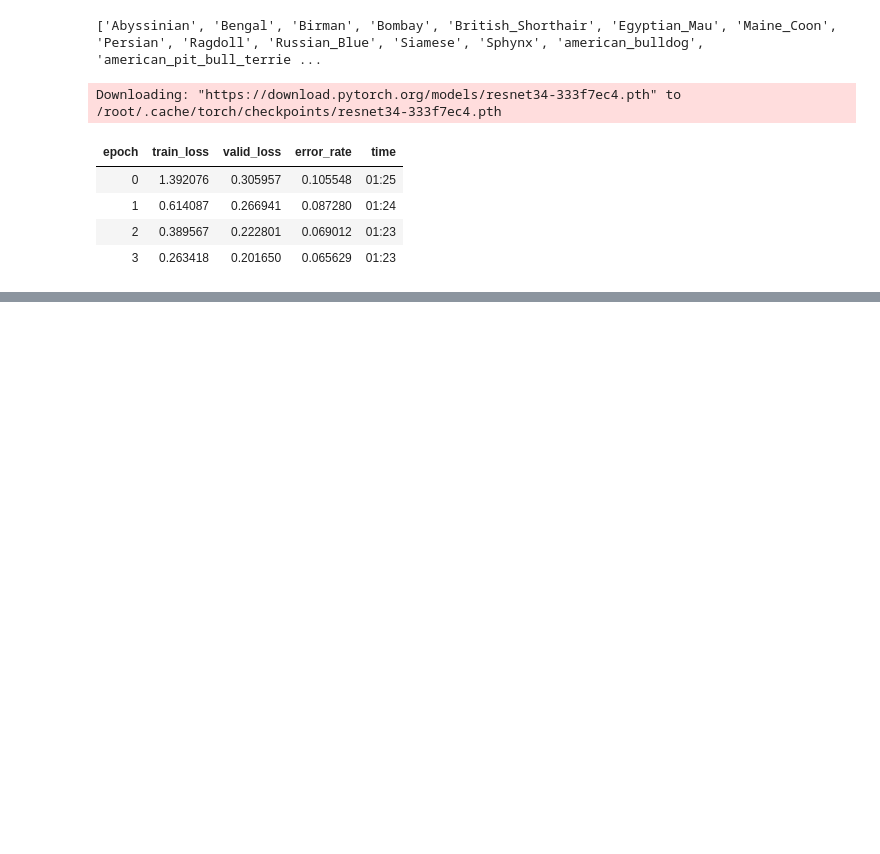
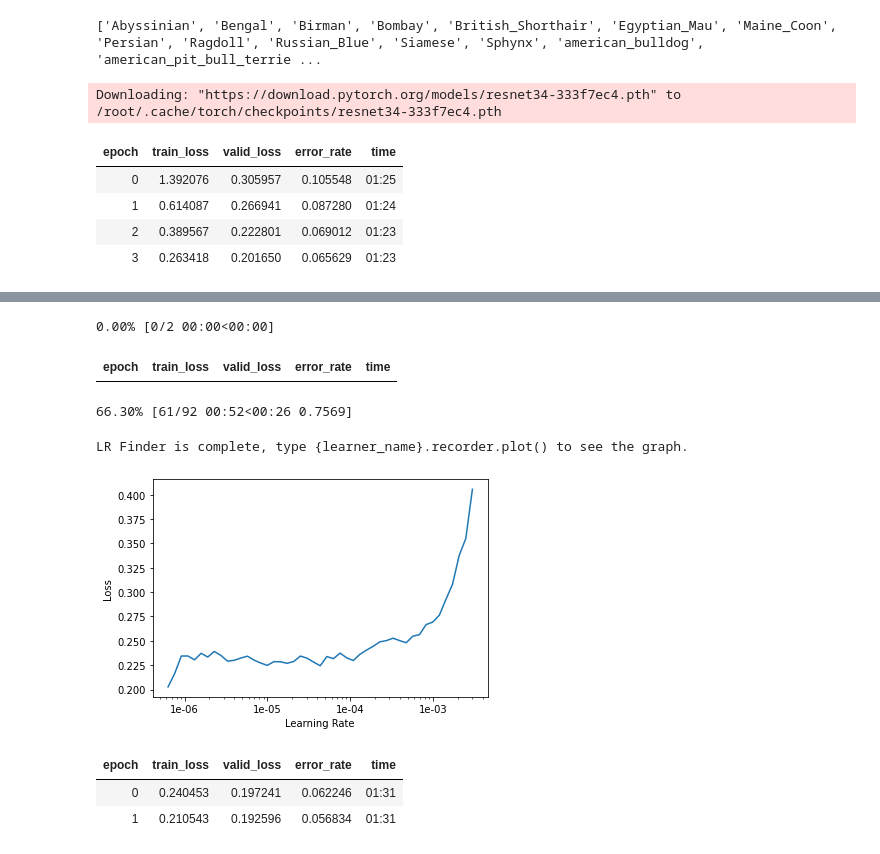
Before and after one commit to s-mostafa-a/pytorch_learning, a Jupyter notebook: fast_ai/lesson_one.ipynb, the cells around one changed output, grey strips where cells are left out. Cells and saved outputs as stored; diff of their text form; code cells hidden in the pictures; blank space fills up the shorter version.

```diff
--- a/fast_ai/lesson_one.ipynb
+++ b/fast_ai/lesson_one.ipynb
@@ -68,0 +81,2 @@ NameError: ignored
+# %%
+my_learner.load('after_4_epochs')
@@ -68,0 +101,17 @@ NameError: ignored
+# %%
+#note: finding best learning rate for our model!
+my_learner.lr_find()
+my_learner.recorder.plot()
+# %% [output]
+0.00% [0/2 00:00<00:00]
+| epoch | train_loss | valid_loss | error_rate | time |
+66.30% [61/92 00:52<00:26 0.7569]
+LR Finder is complete, type {learner_name}.recorder.plot() to see the graph.
+[figure, added]
+# %%
+my_learner.unfreeze()
+my_learner.fit_one_cycle(2, max_lr=slice(1e-6,1e-4))
+# %% [output]
+| epoch | train_loss | valid_loss | error_rate | time |
+| 0 | 0.240453 | 0.197241 | 0.062246 | 01:31 |
+| 1 | 0.210543 | 0.192596 | 0.056834 | 01:31 |
```
Also changed, not shown: parts of 6 cells of this notebook.
